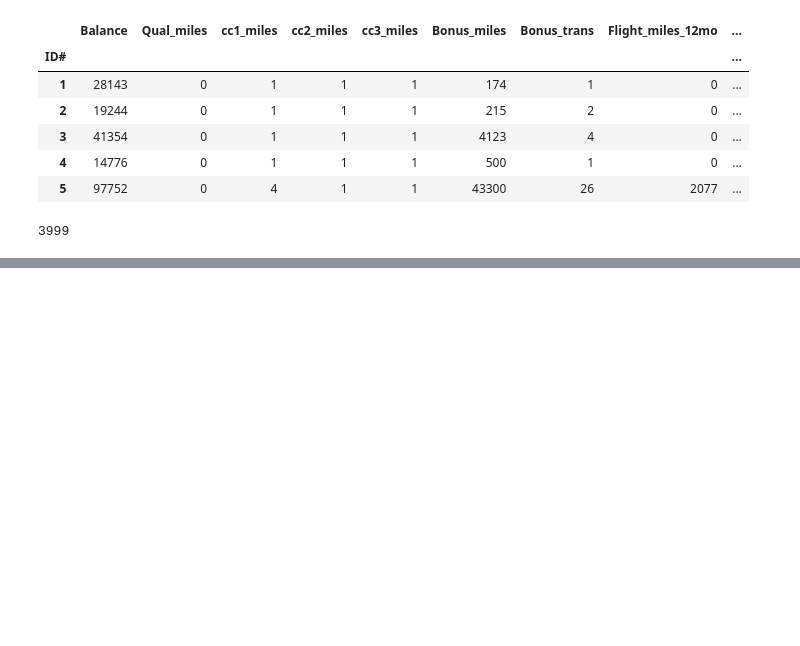
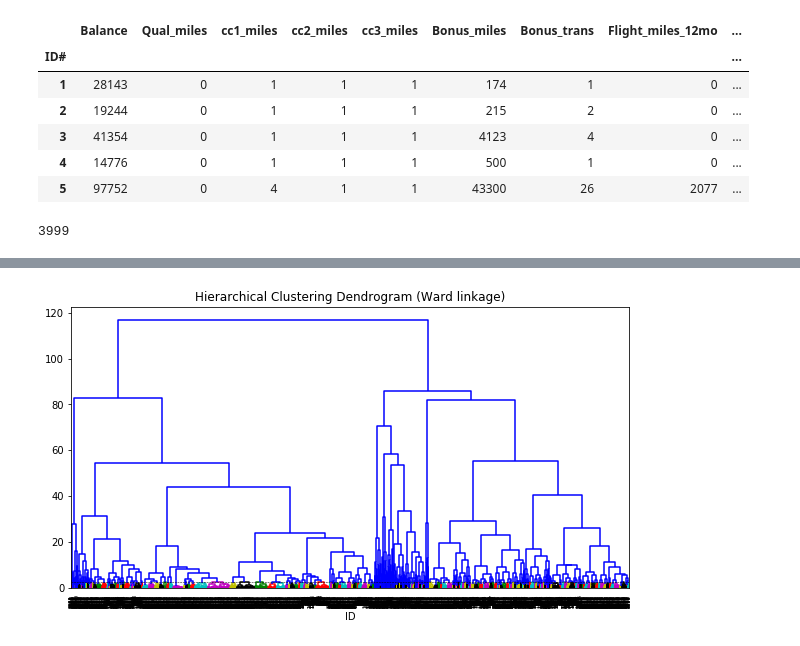
Before and after one commit to Damilare1989/Business-Analytics-Exercises, a Jupyter notebook: Chap15_4.ipynb, the cells around one changed output, grey strips where cells are left out. Cells and saved outputs as stored; diff of their text form; code cells hidden in the pictures; blank space fills up the shorter version.

```diff
--- a/Chap15_4.ipynb
+++ b/Chap15_4.ipynb
@@ -13,6 +13,7 @@ import seaborn as sns
 from pandas.plotting import parallel_coordinates
 # %%
 ewa = pd.read_csv('EastWestAirlinesCluster.csv')
+ewa1 = ewa.copy()
 ewa.set_index('ID#', inplace = True)
 # %%
 ewa.head()
@@ -30,0 +78,3 @@ len(ewa)
+# %%
+#use a random sample of 95% of the records
+ewa1 = ewa1.sample(frac=0.95)
@@ -30,0 +85,9 @@ len(ewa)
+# %%
+ewa1.set_index('ID#', inplace = True)
+
+# scikit-learn uses population standard deviation
+ewa1_df_norm = ewa1.apply(preprocessing.scale, axis=0)
+
+# compute normalized distance based on Sales and Fuel Cost
+d_norm = pairwise.pairwise_distances(ewa1_df_norm, metric='euclidean')
+pd.DataFrame(d_norm, columns=ewa1.index, index=ewa1.index).head(5)
@@ -30,0 +103,12 @@ len(ewa)
+# %%
+Z = linkage(ewa1_df_norm, method='ward')
+
+fig = plt.figure(figsize=(10, 6))
+fig.subplots_adjust(bottom=0.23)
+plt.title('Hierarchical Clustering Dendrogram (Ward linkage)')
+plt.xlabel('ID')
+dendrogram(Z, labels=ewa1_df_norm.index, color_threshold=2.75)
+plt.axhline(y=2.75, color='black', linewidth=0.5, linestyle='dashed')
+plt.show()
+# %% [output]
+[figure, added]
```
Also changed, not shown: parts of 15 cells of this notebook.
